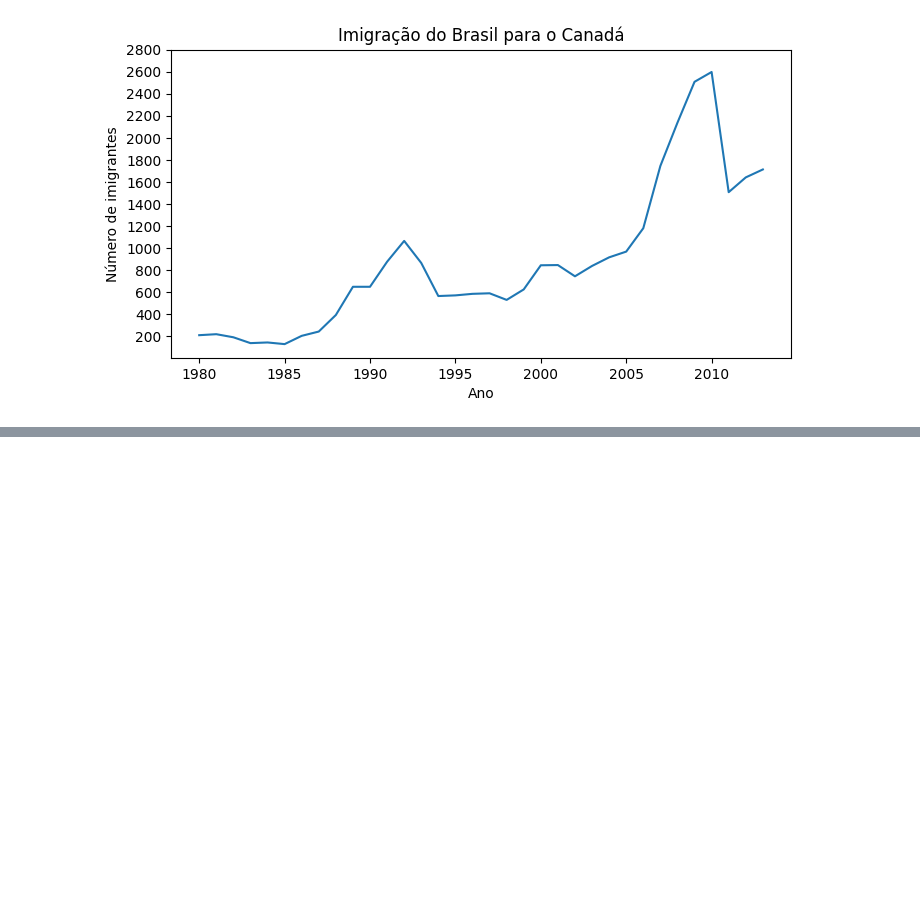
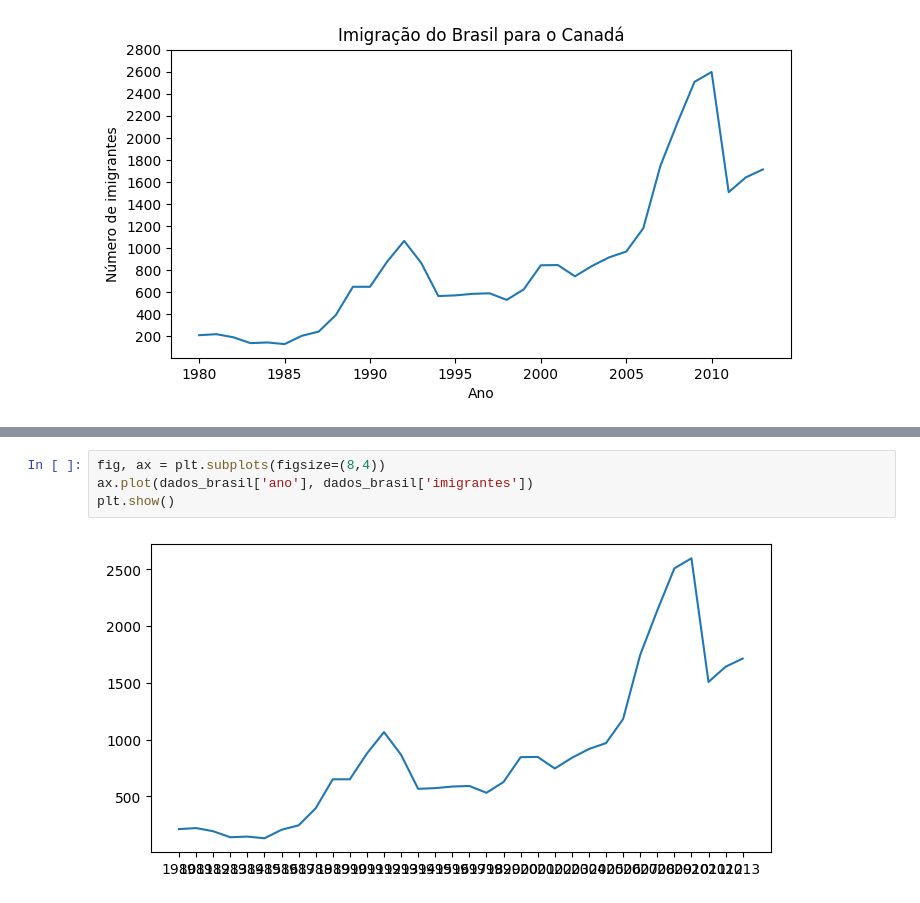
Before and after one commit to profsergiocosta/data_science_study, a Jupyter notebook: courses/data_vizualization_graficos_python/data_vizualization.ipynb, the cells around one changed output, grey strips where cells are left out. Cells and saved outputs as stored; diff of their text form; blank space fills up the shorter version.

```diff
--- a/courses/data_vizualization_graficos_python/data_vizualization.ipynb
+++ b/courses/data_vizualization_graficos_python/data_vizualization.ipynb
@@ -178,0 +190,6 @@ plt.show()
+# %%
+fig, ax = plt.subplots(figsize=(8,4))
+ax.plot(dados_brasil['ano'], dados_brasil['imigrantes'])
+plt.show()
+# %% [output]
+[figure, added]
```
Also changed, not shown: parts of 4 cells of this notebook.
